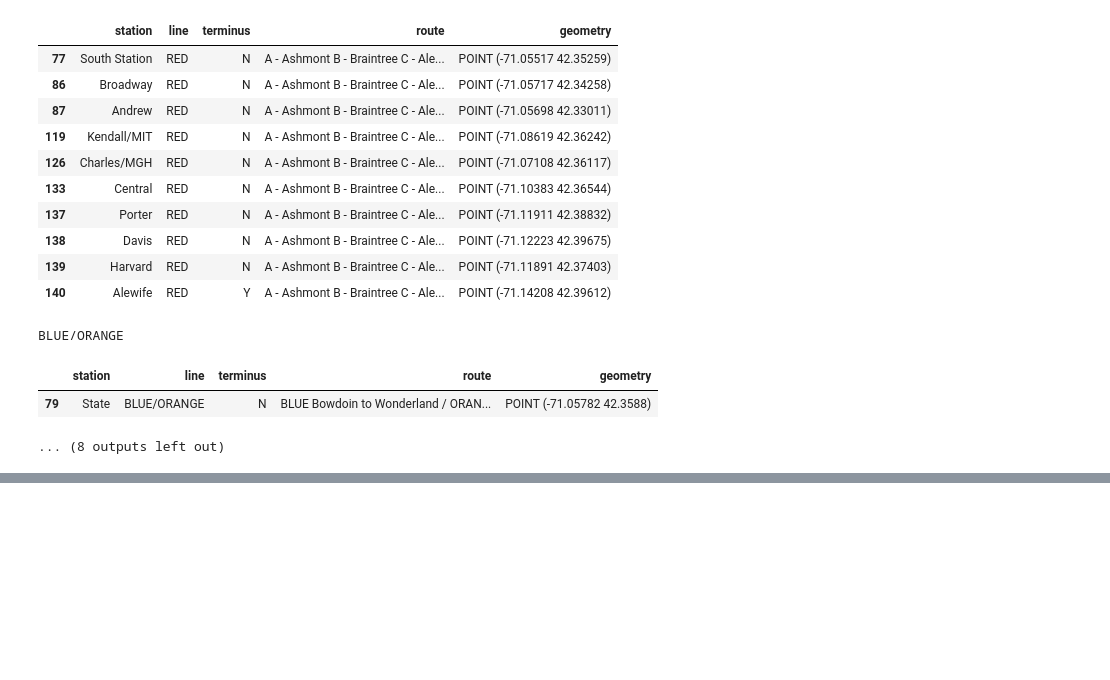
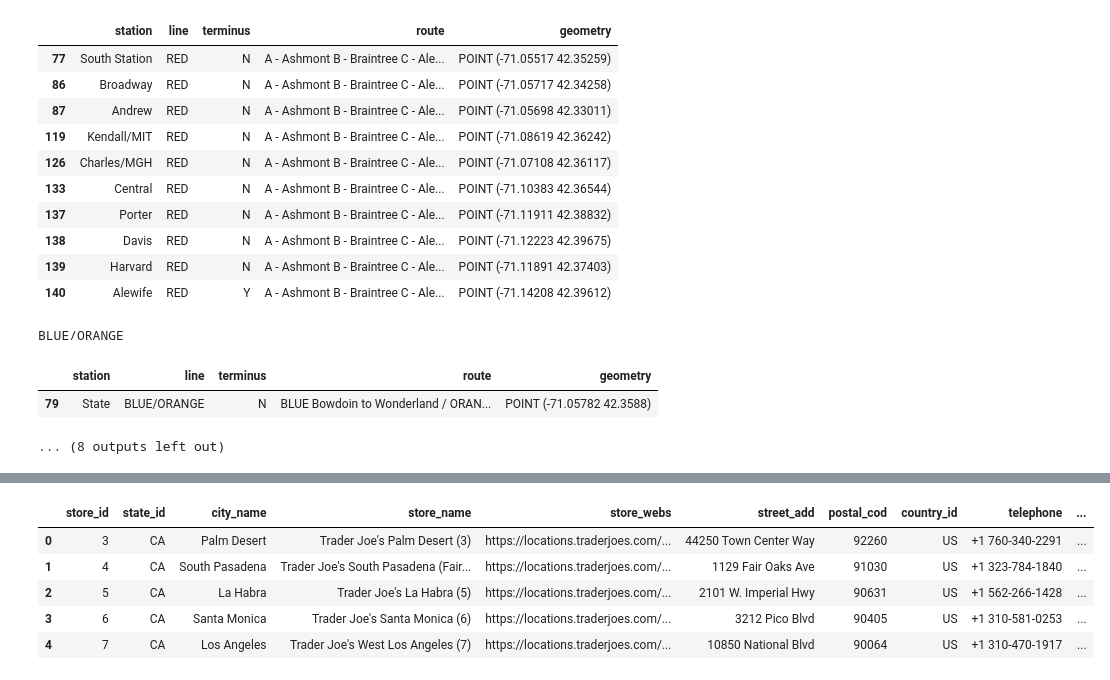
Before and after one commit to iasolb/DS3500_HW3_CSIS, a Jupyter notebook: test_notebook.ipynb, the cells around one changed output, grey strips where cells are left out. Drawn from its saved outputs; the diff is of its cells as text; code cells hidden in the pictures; blank space fills up the shorter version.

```diff
--- a/test_notebook.ipynb
+++ b/test_notebook.ipynb
@@ -115,0 +128,10 @@ BLUE/ORANGE
+# %%
+trader_joes = gpd.read_file("data/Food_Data/trader_joes.shp")
+trader_joes.head()
+# %% [output]
+|  | store_id | state_id | city_name | store_name | store_webs | street_add | postal_cod | country_id | telephone | ... |
+| 0 | 3 | CA | Palm Desert | Trader Joe's Palm Desert (3) | https://locations.traderjoes.com/... | 44250 Town Center Way | 92260 | US | +1 760-340-2291 | ... |
+| 1 | 4 | CA | South Pasadena | Trader Joe's South Pasadena (Fair... | https://locations.traderjoes.com/... | 1129 Fair Oaks Ave | 91030 | US | +1 323-784-1840 | ... |
+| 2 | 5 | CA | La Habra | Trader Joe's La Habra (5) | https://locations.traderjoes.com/... | 2101 W. Imperial Hwy | 90631 | US | +1 562-266-1428 | ... |
+| 3 | 6 | CA | Santa Monica | Trader Joe's Santa Monica (6) | https://locations.traderjoes.com/... | 3212 Pico Blvd | 90405 | US | +1 310-581-0253 | ... |
+| 4 | 7 | CA | Los Angeles | Trader Joe's West Los Angeles (7) | https://locations.traderjoes.com/... | 10850 National Blvd | 90064 | US | +1 310-470-1917 | ... |
```
Also changed, not shown: parts of 2 cells of this notebook, 14 other files.
